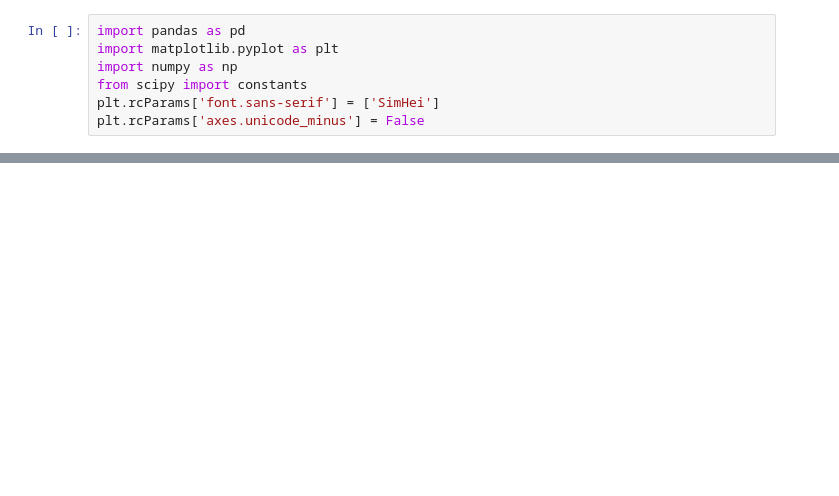
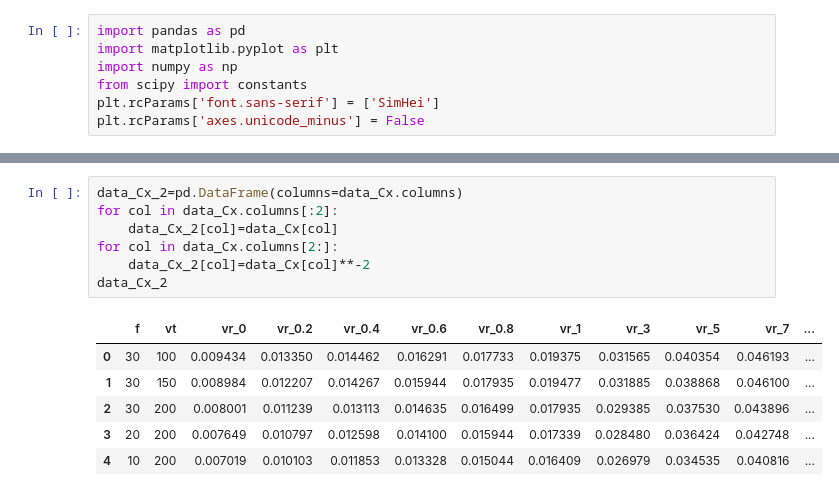
Before and after one commit to tsaihsiaoyi/Jupyter, a Jupyter notebook: Experimental_data/p-n结锁相检测/test.ipynb, the cells around one changed output, grey strips where cells are left out. Cells and saved outputs as stored; diff of their text form; blank space fills up the shorter version.

```diff
--- a/Experimental_data/p-n结锁相检测/test.ipynb
+++ b/Experimental_data/p-n结锁相检测/test.ipynb
@@ -17,0 +52,14 @@ data
+# %%
+data_Cx_2=pd.DataFrame(columns=data_Cx.columns)
+for col in data_Cx.columns[:2]:
+    data_Cx_2[col]=data_Cx[col]
+for col in data_Cx.columns[2:]:
+    data_Cx_2[col]=data_Cx[col]**-2
+data_Cx_2
+# %% [output]
+|  | f | vt | vr_0 | vr_0.2 | vr_0.4 | vr_0.6 | vr_0.8 | vr_1 | vr_3 | vr_5 | vr_7 | ... |
+| 0 | 30 | 100 | 0.009434 | 0.013350 | 0.014462 | 0.016291 | 0.017733 | 0.019375 | 0.031565 | 0.040354 | 0.046193 | ... |
+| 1 | 30 | 150 | 0.008984 | 0.012207 | 0.014267 | 0.015944 | 0.017935 | 0.019477 | 0.031885 | 0.038868 | 0.046100 | ... |
+| 2 | 30 | 200 | 0.008001 | 0.011239 | 0.013113 | 0.014635 | 0.016499 | 0.017935 | 0.029385 | 0.037530 | 0.043896 | ... |
+| 3 | 20 | 200 | 0.007649 | 0.010797 | 0.012598 | 0.014100 | 0.015944 | 0.017339 | 0.028480 | 0.036424 | 0.042748 | ... |
+| 4 | 10 | 200 | 0.007019 | 0.010103 | 0.011853 | 0.013328 | 0.015044 | 0.016409 | 0.026979 | 0.034535 | 0.040816 | ... |
```
Also changed, not shown: parts of 9 cells of this notebook, 6 other files.
